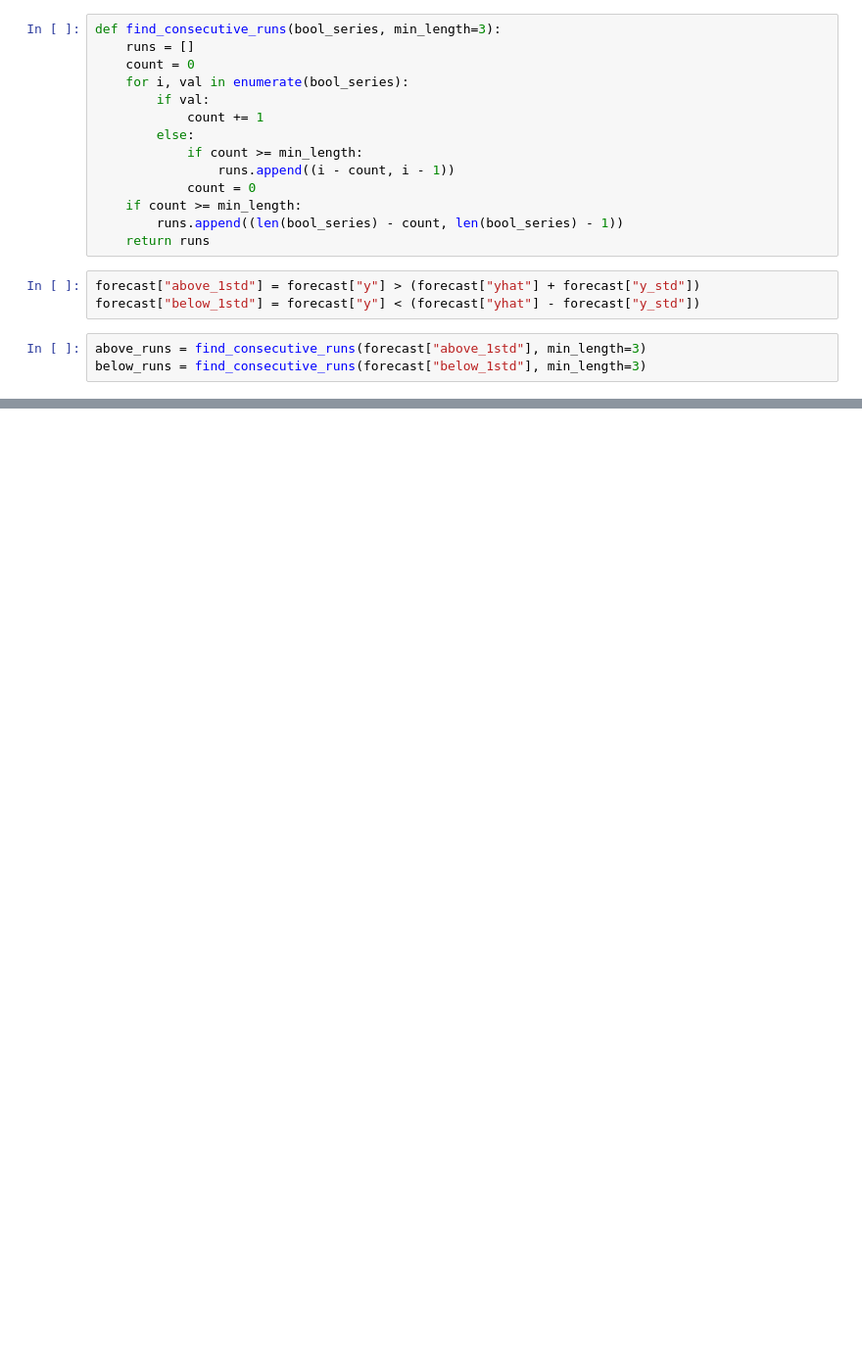
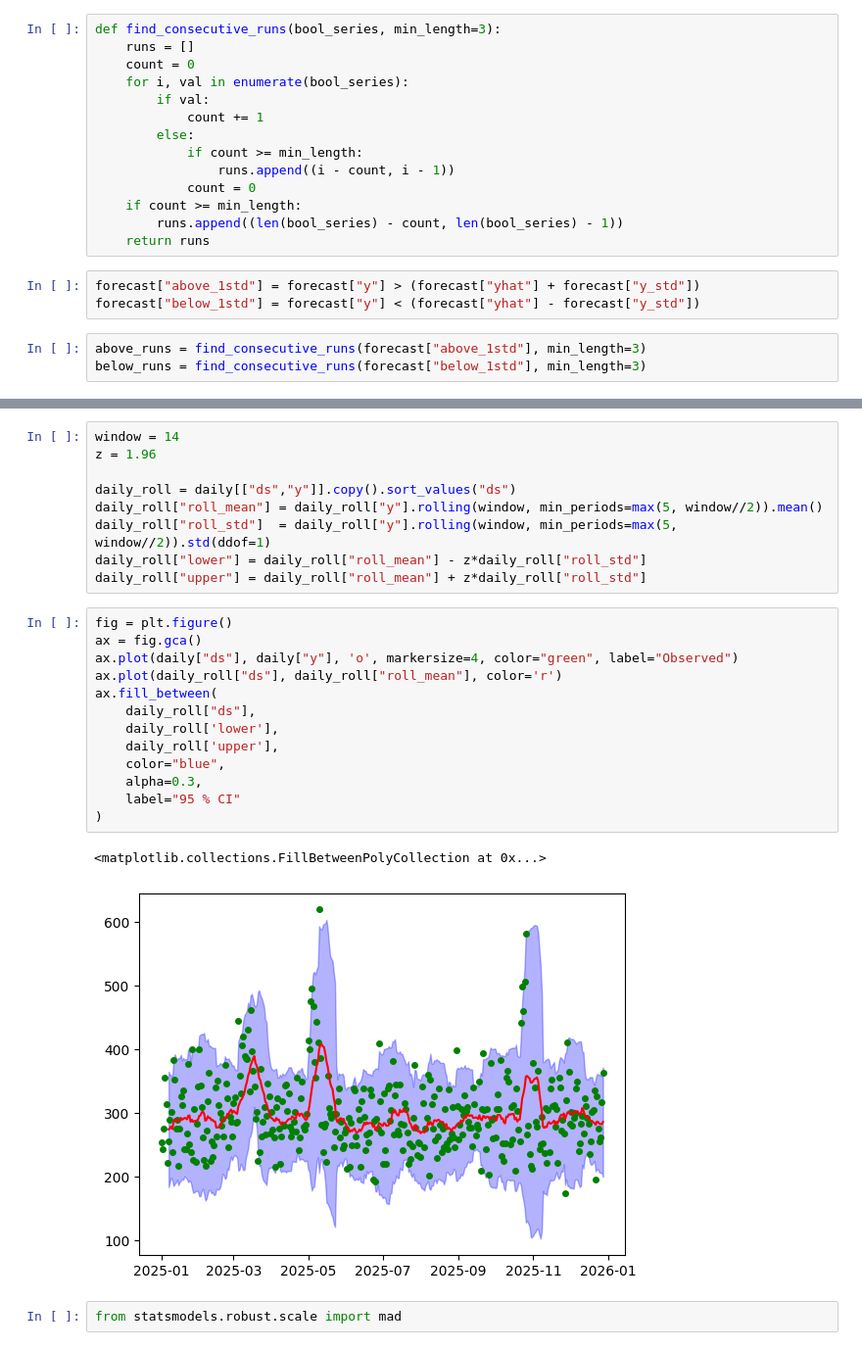
Before and after one commit to evanfrang/streaming_fraud_analysis, a Jupyter notebook: notebooks/time_series.ipynb, the cells around one changed output, grey strips where cells are left out. Shown at 98% size. Drawn from its saved outputs; the diff is of its cells as text; blank space fills up the shorter version.

```diff
--- a/notebooks/time_series.ipynb
+++ b/notebooks/time_series.ipynb
@@ -300,0 +310,27 @@ plt.show()
+# %%
+window = 14
+z = 1.96
+
+daily_roll = daily[["ds","y"]].copy().sort_values("ds")
+daily_roll["roll_mean"] = daily_roll["y"].rolling(window, min_periods=max(5, window//2)).mean()
+daily_roll["roll_std"]  = daily_roll["y"].rolling(window, min_periods=max(5, window//2)).std(ddof=1)
+daily_roll["lower"] = daily_roll["roll_mean"] - z*daily_roll["roll_std"]
+daily_roll["upper"] = daily_roll["roll_mean"] + z*daily_roll["roll_std"]
+# %%
+fig = plt.figure()
+ax = fig.gca()
+ax.plot(daily["ds"], daily["y"], 'o', markersize=4, color="green", label="Observed")
+ax.plot(daily_roll["ds"], daily_roll["roll_mean"], color='r')
+ax.fill_between(
+    daily_roll["ds"],
+    daily_roll['lower'],
+    daily_roll['upper'],
+    color="blue",
+    alpha=0.3,
+    label="95 % CI"
+)
+# %% [output]
+<matplotlib.collections.FillBetweenPolyCollection at 0x...>
+[figure, added]
+# %%
+from statsmodels.robust.scale import mad
```
Also changed, not shown: parts of 34 cells of this notebook, 5 other files.
